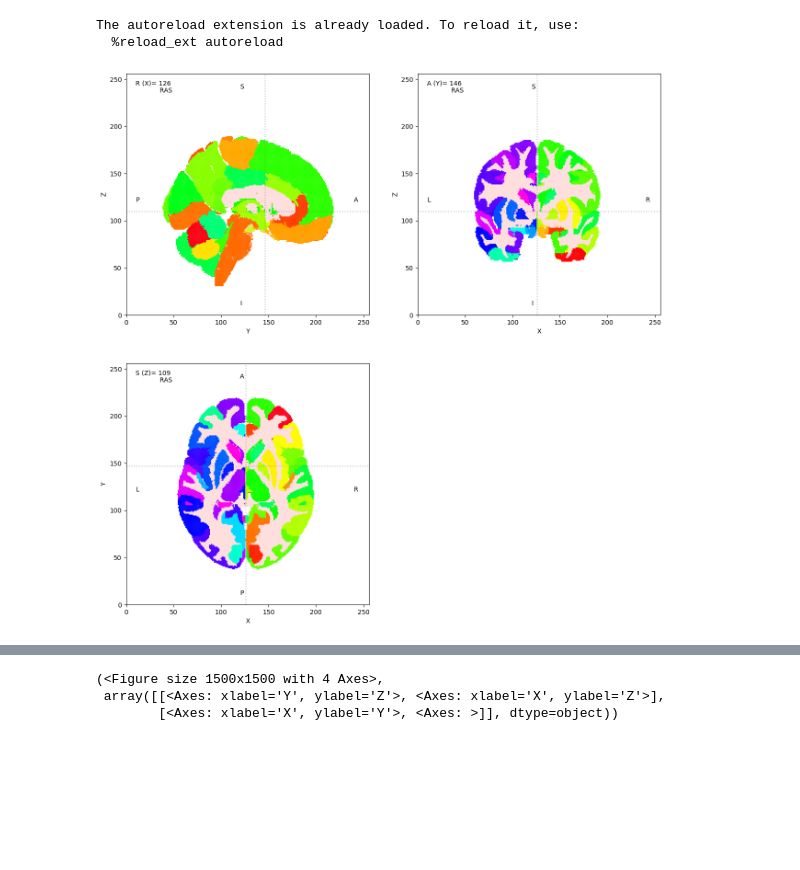
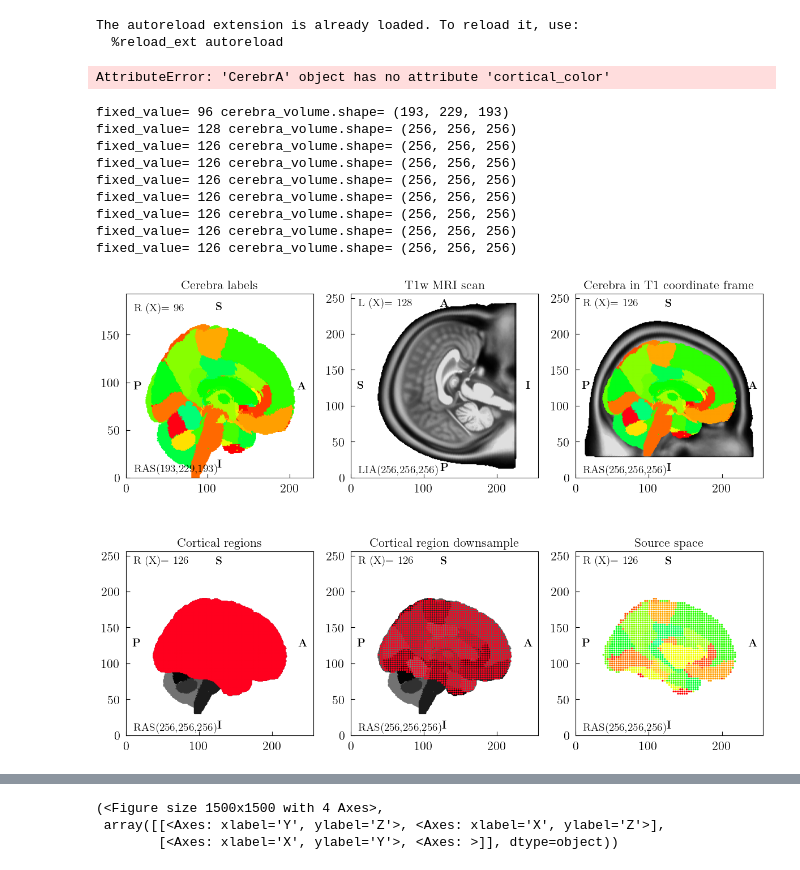
Before and after one commit to kdotdot/cerebra_atlas_python, a Jupyter notebook: notebooks/2d_example.ipynb, the cells around one changed output, grey strips where cells are left out. Saved outputs shown, nothing was run; the diff lists cells and outputs as text; code cells hidden in the pictures; blank space fills up the shorter version.

```diff
--- a/notebooks/2d_example.ipynb
+++ b/notebooks/2d_example.ipynb
@@ -9,23 +8,7 @@ if nb_dir not in sys.path:
 # %% [output]
 The autoreload extension is already loaded. To reload it, use:
   %reload_ext autoreload
-# %%
-import matplotlib.pyplot as plt
-from cerebra_atlas_python.cerebra import CerebrA
-
-cerebra = CerebrA()
-
-fig, axs = cerebra.orthoview(
-    plot_bem_surfaces=False,
-    # pt=[126, 59, 109],
-    plot_pt_lines=False,
-    plot_regions=True,
-    n_layers=10,
-    plot_src_space=False,
-    plot_whitematter=True,
-    use_latex_figures=False,
-    plot_affine=True
-)
-fig.savefig("../images/orthoview_example.png", bbox_inches="tight")
-# %% [output]
-[figure, removed]
+# %%
+cerebra.cortical_color
+# %% [output]
+AttributeError: 'CerebrA' object has no attribute 'cortical_color'
@@ -31,0 +22,53 @@ fig.savefig("../images/orthoview_example.png", bbox_inches="tight")
+# %%
+import nibabel as nib
+import os.path as op
+import matplotlib.pyplot as plt
+import numpy as np
+from cerebra_atlas_python.cerebra import CerebrA
+from cerebra_atlas_python.plotting import figure_features,plot_brain_slice_2d
+
+cerebra = CerebrA()
+cerebra_dense = CerebrA(source_space_grid_size=1)
+cerebra_non_cortical = CerebrA(source_space_include_non_cortical=True)
+figure_features()
+CEREBRA_DIR = op.join(os.getenv("DATASETS_DIR"),"Cerebra")
+cerebranii = nib.load(f"{CEREBRA_DIR}/CerebrA.nii")
+
+fig, axs = plt.subplots(2, 3, figsize=(15, 10))
+
+options = {
+    "add_ax_labels":False,
+    "top_left_info_text_size":14
+    # "add_ax_ticks":False
+}
+
+plot_brain_slice_2d(cerebranii.get_fdata(), cerebranii.affine,title="Cerebra labels", narrow_ax=False, ax=axs[0,0],**options)
+plot_brain_slice_2d(cerebra.t1_img.get_fdata(), cerebra.t1_img.affine,title="T1w MRI scan", narrow_ax=False, ax=axs[0,1],**options)
+plot_brain_slice_2d(cerebra.get_t1_vox_affine_ras()[0], cerebra.affine,title="Cerebra in T1 coordinate frame", narrow_ax=False, ax=axs[0,2],**options)
+plot_brain_slice_2d(cerebra.cerebra_volume, cerebra.affine, narrow_ax=False, ax=axs[0,2], add_top_left_info=False, add_coordinate_frame_info=False,**options)
+# plot_brain_slice_2d(cerebra.get_bem_volume_ras(include_layers=[0]), cerebranii.affine, narrow_ax=False, ax=axs[1,0],top_left_info_text_size=8)
+# plot_brain_slice_2d(cerebra.get_bem_volume_ras(include_layers=[1]), cerebranii.affine, narrow_ax=False, ax=axs[1,1],top_left_info_text_size=8)
+# plot_brain_slice_2d(cerebra.get_bem_volume_ras(include_layers=[2]), cerebranii.affine, narrow_ax=False, ax=axs[1,2],top_left_info_text_size=8)
+# non_cortical_mask = np.logical_xor (cerebra.src_space_mask, cerebra_non_cortical.src_space_mask)
+# non_cortical_points = np.indices([256, 256, 256])[:, non_cortical_mask].T
+plot_brain_slice_2d(cerebra.cerebra_volume, cerebra.affine,title="Cortical regions", narrow_ax=False, ax=axs[1,0],cmap_name="gray",**options)
+plot_brain_slice_2d(cerebra_dense.src_space_mask, cerebra.affine, narrow_ax=False, ax=axs[1,0], add_top_left_info=False, add_coordinate_frame_info=False,**options)
+plot_brain_slice_2d(cerebra.cerebra_volume, cerebra.affine,title="Cortical region downsample", narrow_ax=False, ax=axs[1,1],cmap_name="gray",**options)
+plot_brain_slice_2d(cerebra.src_space_mask, cerebra.affine, narrow_ax=False, ax=axs[1,1], add_top_left_info=False, add_coordinate_frame_info=False,**options)
+src_space_colored = cerebra.cerebra_volume.copy()
+src_space_colored[~cerebra.src_space_mask] = 0
+plot_brain_slice_2d(src_space_colored, cerebra.affine,title="Source space", narrow_ax=False, ax=axs[1,2],**options)
+
+fig.savefig("../images/source_space.png", bbox_inches="tight")
+fig.savefig("../images/source_space.eps", bbox_inches="tight",dpi=10)
+# %% [output]
+fixed_value= 96 cerebra_volume.shape= (193, 229, 193)
+fixed_value= 128 cerebra_volume.shape= (256, 256, 256)
+fixed_value= 126 cerebra_volume.shape= (256, 256, 256)
+fixed_value= 126 cerebra_volume.shape= (256, 256, 256)
+fixed_value= 126 cerebra_volume.shape= (256, 256, 256)
+fixed_value= 126 cerebra_volume.shape= (256, 256, 256)
+fixed_value= 126 cerebra_volume.shape= (256, 256, 256)
+fixed_value= 126 cerebra_volume.shape= (256, 256, 256)
+fixed_value= 126 cerebra_volume.shape= (256, 256, 256)
+[figure, added]
```
Also changed, not shown: parts of 3 cells of this notebook, 10 other files.
